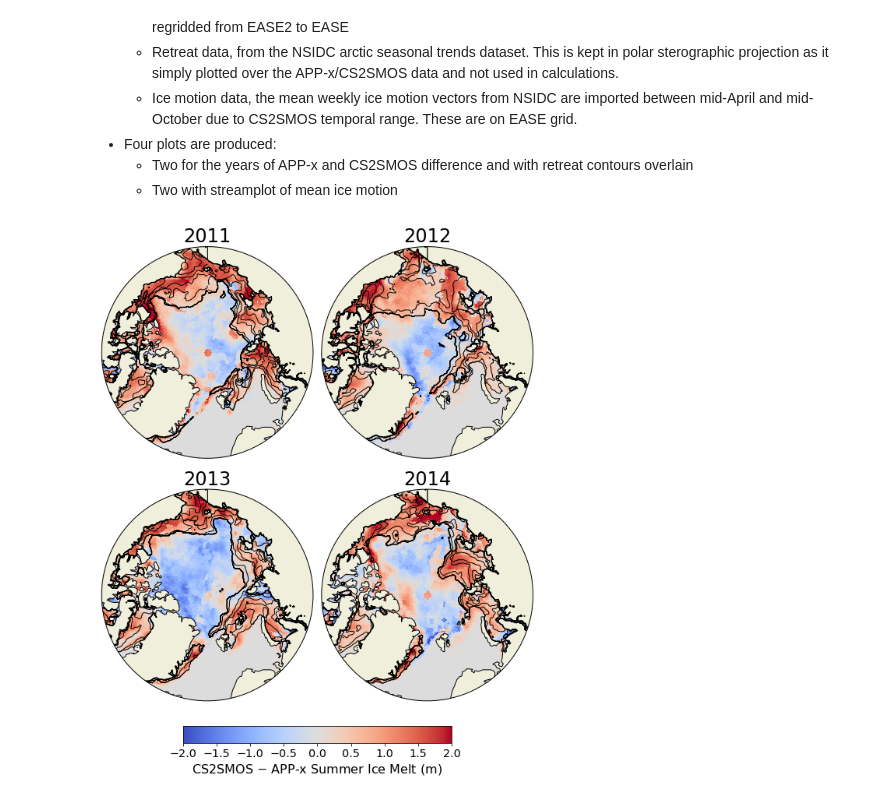
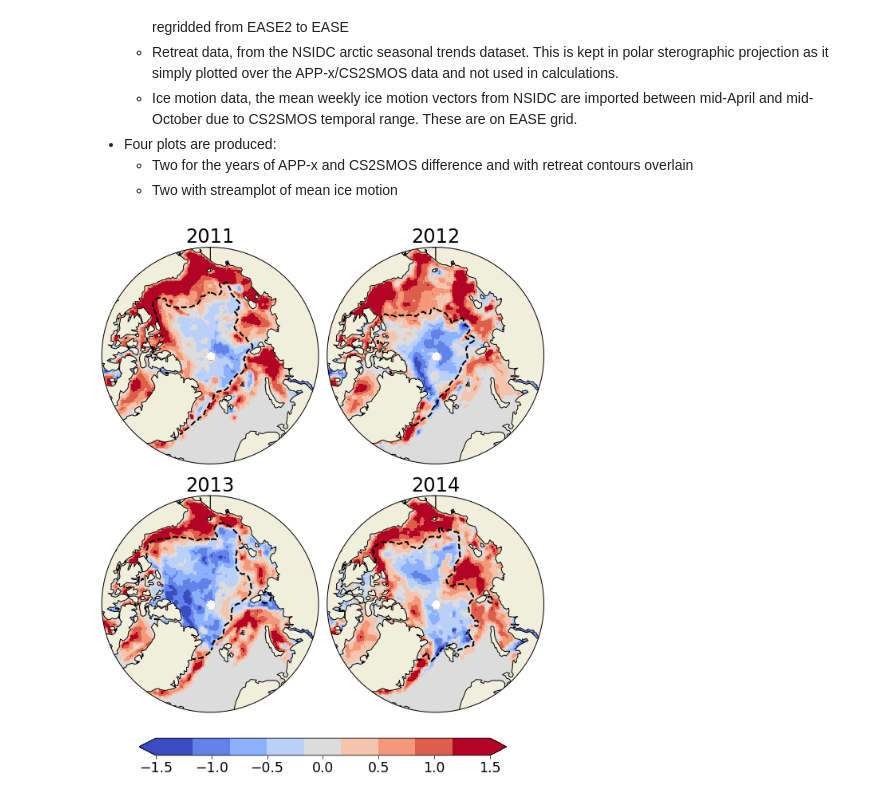
Before and after one commit to farr3r/arcticsurfacemelt, a Jupyter notebook: appx_vs_cs2smos.ipynb, the cells around one changed output. Cells and saved outputs as stored; diff of their text form; code cells hidden in the pictures.

Commit message:
Add files via upload
The code I used to make the plots comparing CS2SMOS ice thickness change and APP-x surface melt, with ice motion and september sea ice extent overlain.

```diff
--- a/appx_vs_cs2smos.ipynb
+++ b/appx_vs_cs2smos.ipynb
@@ -103,7 +96,11 @@ PS_lon, PS_lat = ds.longitude.data, ds.latitude.data
 # %%
+# Import SIC data to plots the september extent
+
 import numpy.ma as ma
 
-lon, lat = PS_lon, PS_lat
+file_path = '/Users/farrerowsleybrown/Desktop/project/code/data/my_data/sic_EASE_nc/'
+
+lon, lat = EASE_lon, EASE_lat
 # prep lon values for contouring
 lon_greater = ma.masked_greater(lon, -0.1)
 lon_lesser = ma.masked_less(lon, 0)
@@ -111,14 +108,16 @@ lon_lesser = ma.masked_less(lon, 0)
 lat_greater = ma.MaskedArray(lat, mask=lon_greater.mask)
 lat_lesser = ma.MaskedArray(lat, mask=lon_lesser.mask)
 
-def DOR(year):
-    dor_data = ds.DOR.sel({'time':str(year)+'-01-01T00:00:00.000000000'}).data
+def sep_sic(year):
+    data = xr.open_dataset(file_path+'sic_EASE_'+str(year)+'.nc').load()
+    data.close()
+    sep_sic = data.sic[139:-15].mean(dim='dayofyear')*100
 
     # fetch data for plotting from 'anom_vol' xarray dataset
-    dor_data_greater = ma.MaskedArray(dor_data, mask=lon_greater.mask)
-    dor_data_lesser = ma.MaskedArray(dor_data, mask=lon_lesser.mask)
+    sep_sic_greater = ma.MaskedArray(sep_sic, mask=lon_greater.mask)
+    sep_sic_lesser = ma.MaskedArray(sep_sic, mask=lon_lesser.mask)
 
-    return dor_data_greater, dor_data_lesser
+    return sep_sic_greater, sep_sic_lesser
 # %%
 # Making the plots
 
@@ -139,6 +138,12 @@ columns = 2
 rows = 2
 projection = ccrs.LambertAzimuthalEqualArea(central_latitude=90)
 
+base = plt.cm.get_cmap(plt.cm.coolwarm)
+N=9
+color_list = base(np.linspace(0, 1, N))
+cmap_name = base.name + str(N)
+cmap = base.from_list(cmap_name, color_list, N)
+
 # For making lovely round plots, not square
 theta = np.linspace(0, 2*np.pi, 100)
 center, radius = [0.5, 0.5], 0.5
@@ -158,58 +163,60 @@ for i in range(1, columns*rows +1):
     ax.set_title(year+i-1, fontsize=24)
     ax.set_extent([-180, 180, 90, 66], ccrs.PlateCarree())
 
+    plot_data = cs2smos_thick_diff.thick_diff.sel({'year':year+i-1}).rolling(columns=3).mean().rolling(rows=3).mean() -\
+    appx_thick_diff.sel({'year':year+i-1}).rolling(columns=3).mean().rolling(rows=3).mean()
+
     # plot colormesh of the app-x/cs2smos difference
     cp = ax.pcolormesh(EASE_lon, EASE_lat,
-                       cs2smos_thick_diff.thick_diff.sel({'year':year+i-1}) -
-                       appx_thick_diff.net.sel({'year':year+i-1}),
+                       plot_data.where(ds_ice.latitude.load()<89),
                        transform=ccrs.PlateCarree(),
-                       cmap='coolwarm',
-                       vmin=-2, vmax=2,
+                       cmap=cmap,
+                       vmin=-1.5, vmax=1.5,
                        zorder=0)
 
-    retreat_greater, retreat_lesser = DOR(year+i-1)
+    sep_sic_greater, sep_sic_lesser = sep_sic(year+i-1)
 
-    levels = np.linspace(150,250,6)
+    levels = np.linspace(15,15,1)
 
     ct1 = ax.contour(lon_greater, lat_greater,
-                     retreat_greater,
+                     sep_sic_greater,
                      transform=ccrs.PlateCarree(),
                      levels=levels,
-                     colors='k',
-                     linewidths=1,
-                     linestyles='solid',
+                     colors='black',
+                     linewidths=2,
+                     linestyles='dashed',
                      zorder=2)
 
     ct2 = ax.contour(lon_lesser, lat_lesser,
-                     retreat_lesser,
+                     sep_sic_lesser,
                      transform=ccrs.PlateCarree(),
                      levels=levels,
-                     colors='k',
-                     linewidths=1,
-                     linestyles='solid',
+                     colors='black',
+                     linewidths=2,
+                     linestyles='dashed',
                      zorder=2)
 
     #ax.clabel(ct1, ct1.levels, inline_spacing=0, fmt='%1.0f', fontsize=12)
     #ax.clabel(ct2, ct2.levels, inline_spacing=0, fmt='%1.0f', fontsize=12)
 
 # Adjusting the subplots to make room for the colorbar
 fig.subplots_adjust(top=1, bottom=0.15, left=0.3, right=1, hspace=0.15, wspace=0.25)
 
 # Adding the colorbar
-cbar_ax = fig.add_axes([0.2, 0.02, 0.6, 0.03])
-cbar = fig.colorbar(cp, cax=cbar_ax, orientation='horizontal')
-cbar.ax.tick_params(labelsize='x-large')
-cbar.set_label(r'CS2SMOS $-$ APP-x Summer Ice Melt (m)', fontsize=16)
+cbar_ax = fig.add_axes([0.1, 0.02, 0.8, 0.03])
+cbar = fig.colorbar(cp, cax=cbar_ax, orientation='horizontal',extend='both')
+cbar.ax.tick_params(labelsize='xx-large')
+#cbar.set_label(r'CS2SMOS $-$ APP-x Summer Ice Melt (m)', fontsize=16)
 
 fig.tight_layout(h_pad = 0.5, rect=[0,0,1,1])
 
-#plt.savefig('/Users/farrerowsleybrown/Desktop/project/code/chapter2-seaicemelt/'+
- #           'figures/cs2smos_vs_app-x/2011-2014_extentcontour.png',
-  #          dpi=500, bbox_inches='tight')
+plt.savefig('/Users/farrerowsleybrown/Desktop/project/thesis/'+
+            'figures/2011-2014_extentcontour.png',
+            dpi=300, bbox_inches='tight')
 
 plt.show()
 # %% [output]
-[figure, old version]
+[figure, new version]
 # %%
 import matplotlib.gridspec as gridspec
 import matplotlib.pyplot as plt
```
Also changed, not shown: parts of 5 cells of this notebook.
